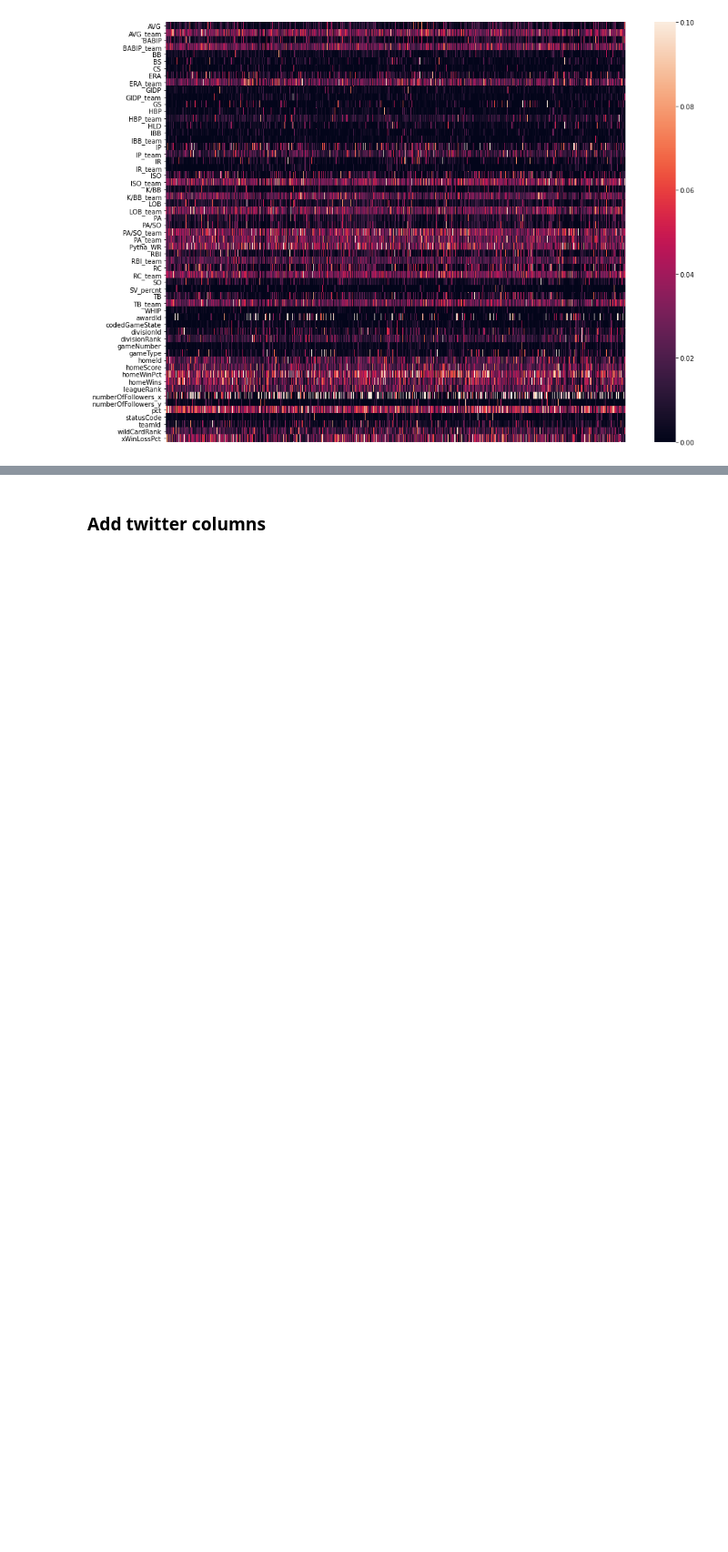
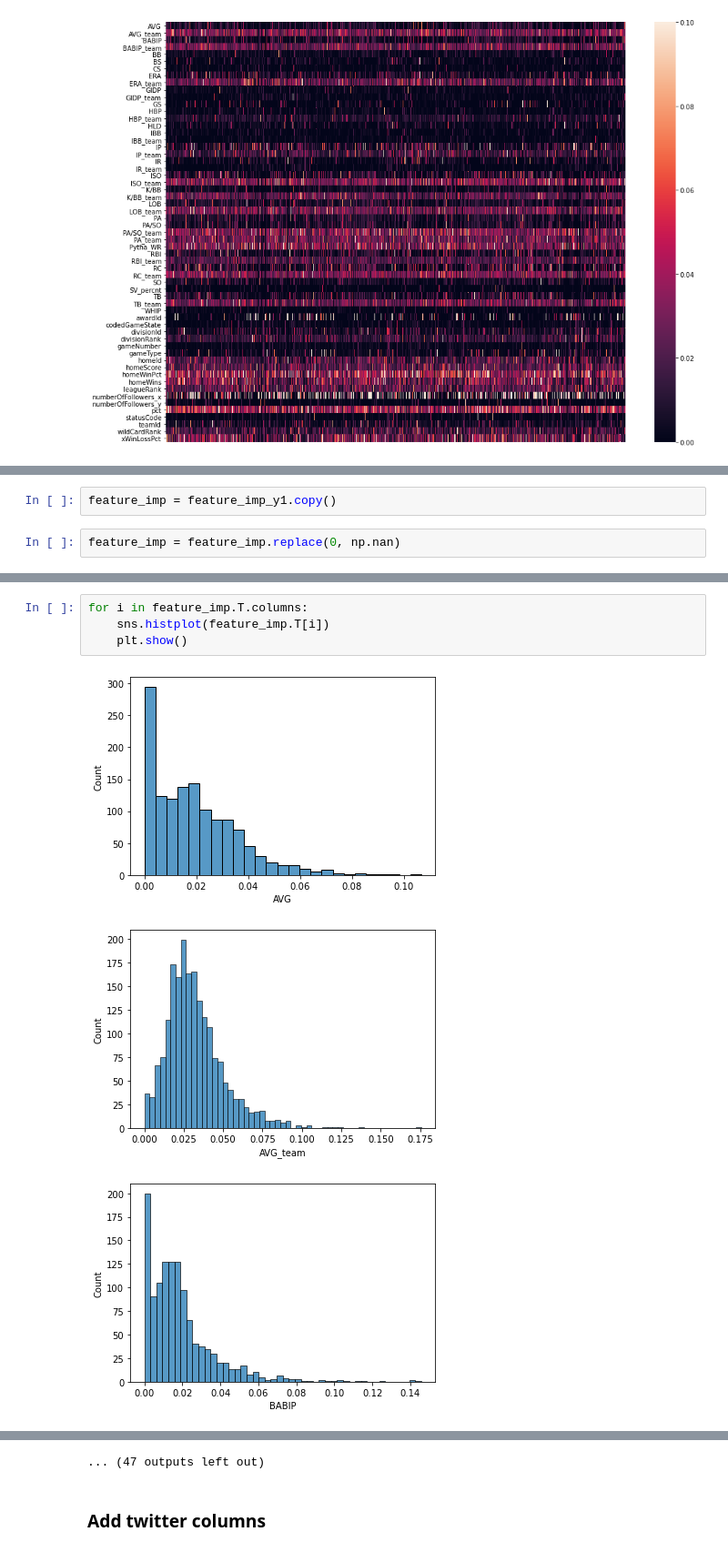
Before and after one commit to fatjudy/mlb-forecasting, a Jupyter notebook: Construct DataFrame.ipynb, the cells around one changed output, grey strips where cells are left out. Shown at 91% size. Cells and saved outputs as stored; diff of their text form; blank space fills up the shorter version.

```diff
--- a/Construct DataFrame.ipynb
+++ b/Construct DataFrame.ipynb
@@ -472,0 +446,4 @@ sns.heatmap(feature_imp_y4, vmax = 0.1, xticklabels=False)
+# %%
+feature_imp = feature_imp_y1.copy()
+# %%
+feature_imp = feature_imp.replace(0, np.nan)
@@ -472,0 +471,8 @@ sns.heatmap(feature_imp_y4, vmax = 0.1, xticklabels=False)
+# %%
+for i in feature_imp.T.columns:
+    sns.histplot(feature_imp.T[i])
+    plt.show()
+# %% [output]
+[figure, added]
+[figure, added]
+[figure, added]
@@ -473,2 +488,3 @@ sns.heatmap(feature_imp_y4, vmax = 0.1, xticklabels=False)
+... (47 outputs left out)
 # %% [markdown]
 ### Add twitter columns
```
Also changed, not shown: parts of 38 cells of this notebook.
